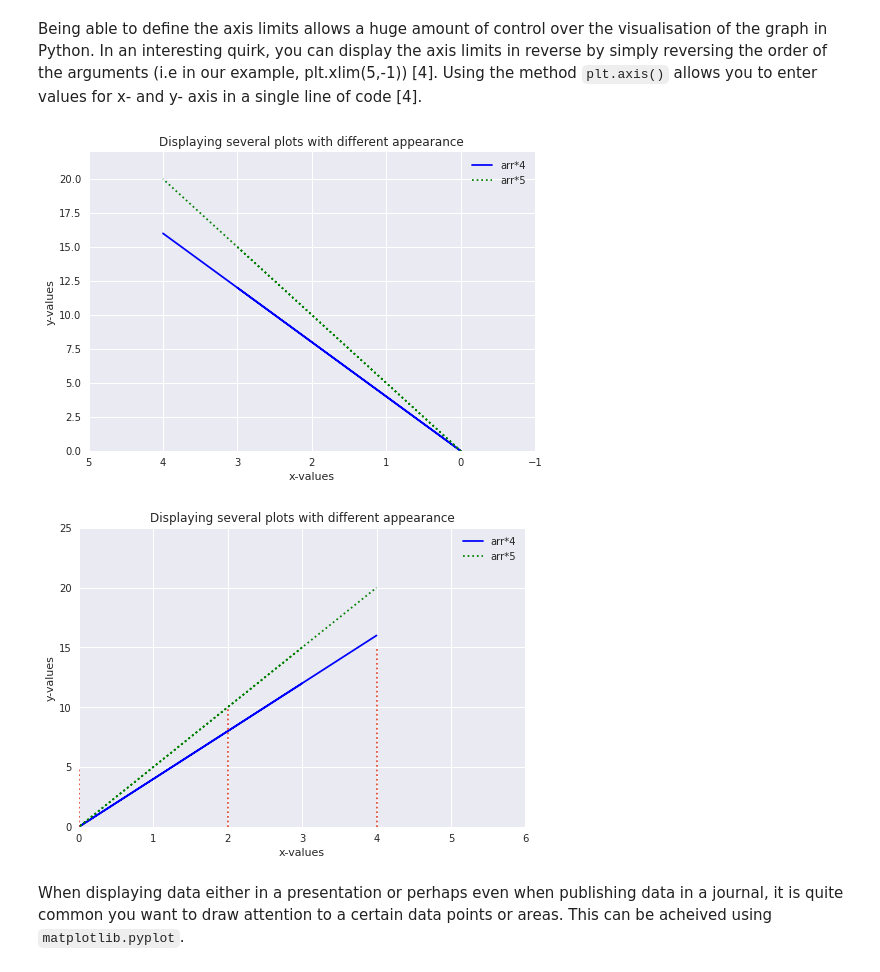
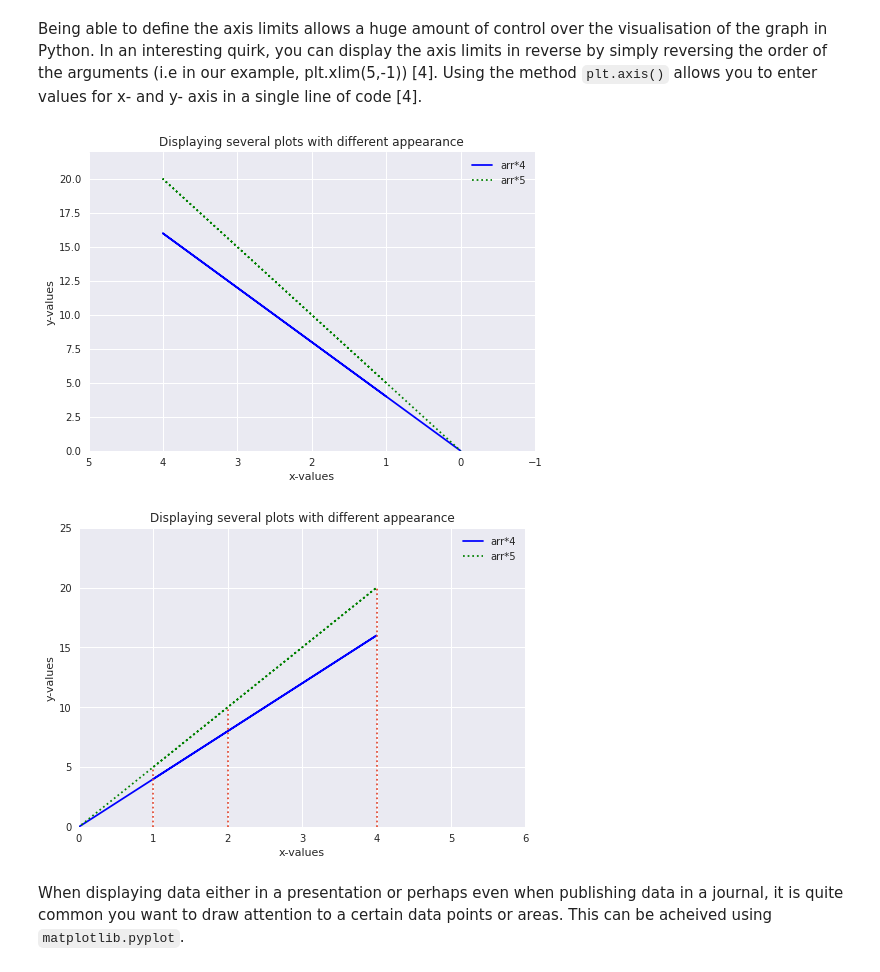
Before and after one commit to conor-mccaffrey/cao-points, a Jupyter notebook: pyplot.ipynb, the cells around one changed output. Saved outputs shown, nothing was run; the diff lists cells and outputs as text; code cells hidden in the pictures.

```diff
--- a/pyplot.ipynb
+++ b/pyplot.ipynb
@@ -205,33 +205,33 @@ Being able to define the axis limits allows a huge amount of control over the vi
 # %%
 # Further modifying axis variables
 # Plot 1
 with plt.style.context('seaborn'):
-    plt.figure() # using Hex colour for background
+    plt.figure()
     plt.plot(arr, arr*4, c='blue', marker = '1' , label ='arr*4')
     plt.plot(arr, arr*5, ':g', label ='arr*5')
     plt.xlabel('x-values')
     plt.ylabel('y-values')
     plt.xlim(5,-1)
     plt.ylim(0,22)
     plt.title('Displaying several plots with different appearance')
     plt.legend();
 
 # Plot 2
 with plt.style.context('seaborn'):
     plt.figure()
     plt.plot(arr, arr*4, c='blue', marker = '1' , label ='arr*4')
     plt.plot(arr, arr*5, ':g', label ='arr*5')
     plt.xlabel('x-values')
     plt.ylabel('y-values')
     plt.axis([0,6,0,25])
     plt.title('Displaying several plots with different appearance')
-    plt.axvline(x=0, ymin=0, ymax=0.2, ls = ':') # adapted from reference 18
+    plt.axvline(x=1, ymin=0, ymax=0.2, ls = ':') # adapted from reference 18
     plt.axvline(x=2, ymin=0, ymax=0.4, ls = ':')
-    plt.axvline(x=4, ymin=0, ymax=0.6, ls = ':') # we can add vertical lines to the graphs using pyplot
+    plt.axvline(x=4, ymin=0, ymax=0.8, ls = ':') # we can add vertical lines to the graphs using pyplot
     plt.legend();
 # %% [output]
-[figure, old version]
+[figure, new version]
-[figure, old version]
+[figure, new version]
 # %% [markdown]
 When displaying data either in a presentation or perhaps even when publishing data in a journal, it is quite common you want to draw attention to a certain data points or areas. This can be acheived using `matplotlib.pyplot`.
 # %%
```
Also changed, not shown: parts of 17 cells of this notebook, 8 other files.
